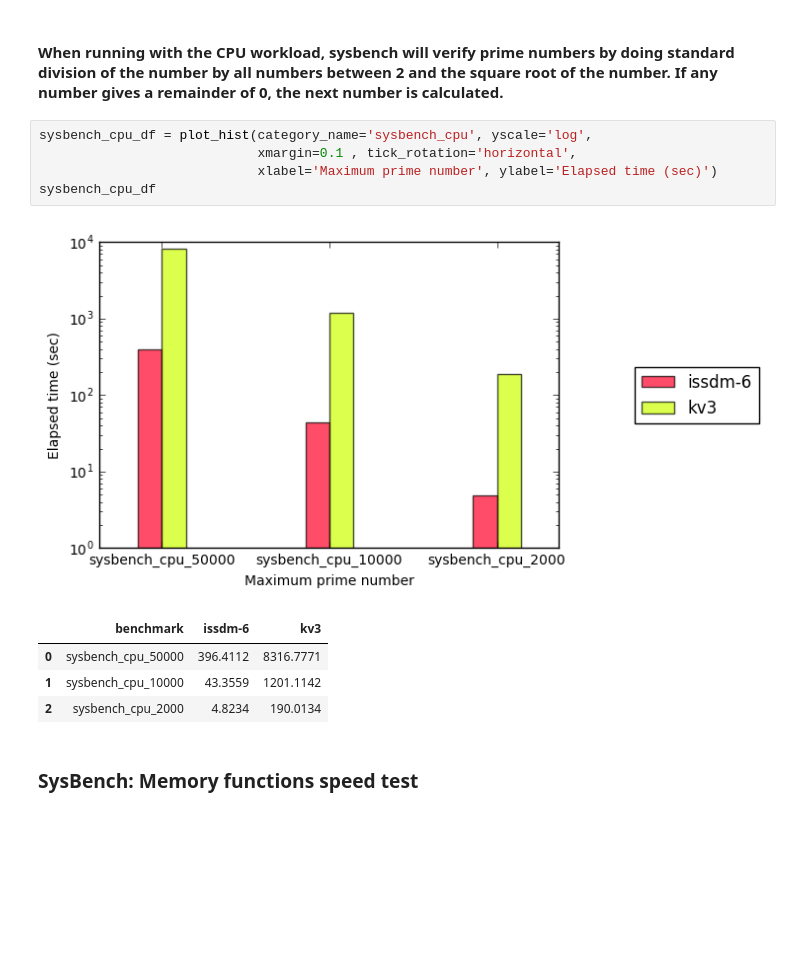
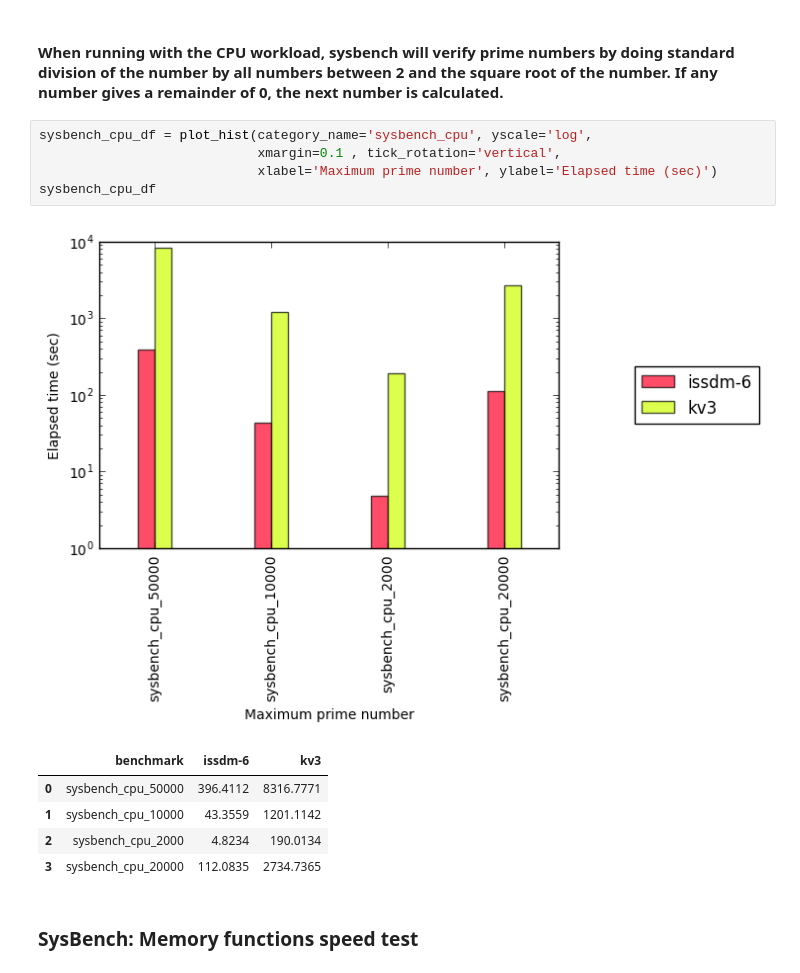
Before and after one commit to ljishen/BSFD, a Jupyter notebook: playbook/bench/visualize.ipynb, the cells around one changed output. Saved outputs shown, nothing was run; the diff lists cells and outputs as text; blank space fills up the shorter version.

```diff
--- a/playbook/bench/visualize.ipynb
+++ b/playbook/bench/visualize.ipynb
@@ -57,15 +57,16 @@ def plot_hist(category_name, yscale, xmargin, tick_rotation, xlabel, ylabel, yli
 #### When running with the CPU workload, sysbench will verify prime numbers by doing standard division of the number by all numbers between 2 and the square root of the number. If any number gives a remainder of 0, the next number is calculated.
 # %%
 sysbench_cpu_df = plot_hist(category_name='sysbench_cpu', yscale='log',
-                            xmargin=0.1 , tick_rotation='horizontal',
+                            xmargin=0.1 , tick_rotation='vertical',
                             xlabel='Maximum prime number', ylabel='Elapsed time (sec)')
 sysbench_cpu_df
 # %% [output]
-[figure, old version]
+[figure, new version]
 |  | benchmark | issdm-6 | kv3 |
 | 0 | sysbench_cpu_50000 | 396.4112 | 8316.7771 |
 | 1 | sysbench_cpu_10000 | 43.3559 | 1201.1142 |
 | 2 | sysbench_cpu_2000 | 4.8234 | 190.0134 |
+| 3 | sysbench_cpu_20000 | 112.0835 | 2734.7365 |
 # %% [markdown]
 ### SysBench: Memory functions speed test
 # %% [markdown]
```
Also changed, not shown: 4 other files.
